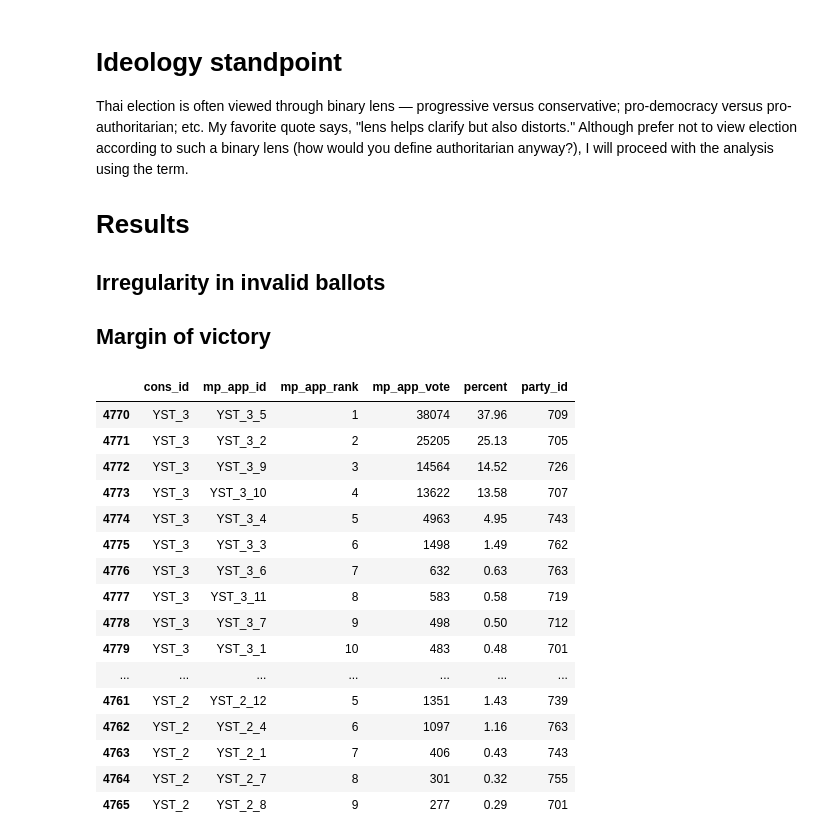
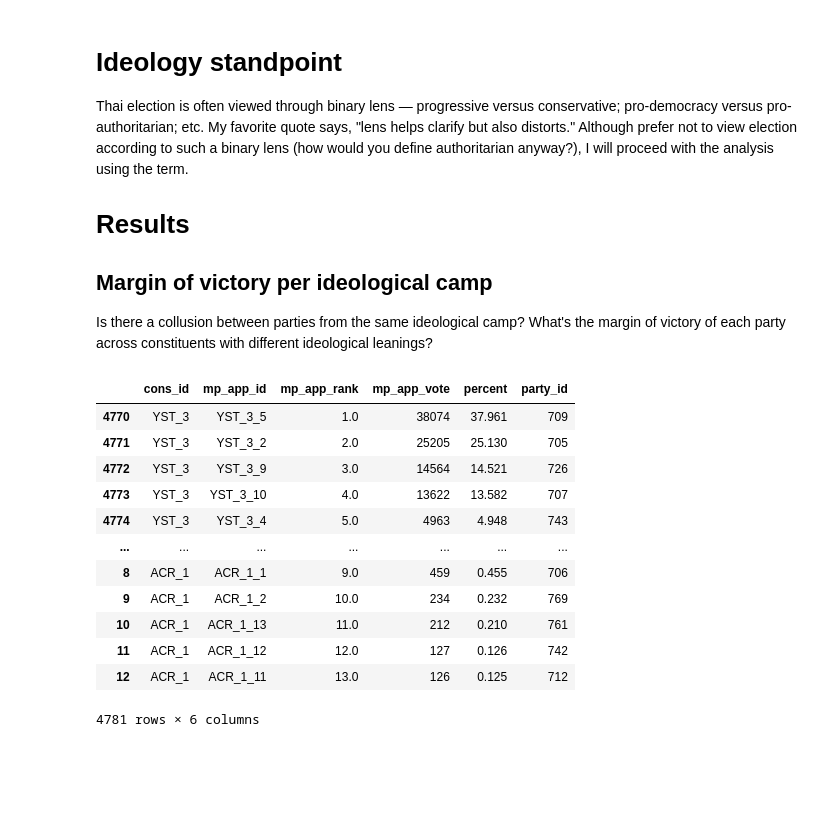
Before and after one commit to peemlerd/thai-election66, a Jupyter notebook: result_analysis.ipynb, the cells around one changed output. Cells and saved outputs as stored; diff of their text form; code cells hidden in the pictures; blank space fills up the shorter version.

```diff
--- a/result_analysis.ipynb
+++ b/result_analysis.ipynb
@@ -27,27 +29,33 @@ result_overall = result_overall.drop(columns = result_overall.columns.tolist()[4
 Thai election is often viewed through binary lens — progressive versus conservative; pro-democracy versus pro-authoritarian; etc. My favorite quote says, "lens helps clarify but also distorts." Although prefer not to view election according to such a binary lens (how would you define authoritarian anyway?), I will proceed with the analysis using the term.
 
 # Results
-## Irregularity in invalid ballots
 
-## Margin of victory
+## Margin of victory per ideological camp
+
+Is there a collusion between parties from the same ideological camp? What's the margin of victory of each party across constituents with different ideological leanings?
 # %%
-result_candi.sort_values(by = ["cons_id", "mp_app_vote"],ascending=False).head(20)
+# The mp_app_vote is not properly ordered in the modified dataset. Hence, I re-arranged the mp_app_rank.
+result_candi = result_candi.sort_values(by = ["cons_id", "mp_app_vote"],ascending=False)
+result_candi["mp_app_rank"] = result_candi.groupby("cons_id")["mp_app_vote"].rank(method="dense",ascending=False)
+# Recalculate the percent each candidate obtains
+result_candi["percent"] = result_candi["mp_app_vote"].div(result_candi.groupby("cons_id")["mp_app_vote"].transform(lambda x: x.sum()/100))
+# Choose 3 decimals because assuming 100,000 voters per constituency, 0.001% = 1 voter.
+result_candi["percent"] = np.around(result_candi["percent"],decimals = 3)
+
+# Check results
+result_candi
 # %% [output]
 |  | cons_id | mp_app_id | mp_app_rank | mp_app_vote | percent | party_id |
-| 4770 | YST_3 | YST_3_5 | 1 | 38074 | 37.96 | 709 |
-| 4771 | YST_3 | YST_3_2 | 2 | 25205 | 25.13 | 705 |
-| 4772 | YST_3 | YST_3_9 | 3 | 14564 | 14.52 | 726 |
-| 4773 | YST_3 | YST_3_10 | 4 | 13622 | 13.58 | 707 |
-| 4774 | YST_3 | YST_3_4 | 5 | 4963 | 4.95 | 743 |
-| 4775 | YST_3 | YST_3_3 | 6 | 1498 | 1.49 | 762 |
-| 4776 | YST_3 | YST_3_6 | 7 | 632 | 0.63 | 763 |
-| 4777 | YST_3 | YST_3_11 | 8 | 583 | 0.58 | 719 |
-| 4778 | YST_3 | YST_3_7 | 9 | 498 | 0.50 | 712 |
-| 4779 | YST_3 | YST_3_1 | 10 | 483 | 0.48 | 701 |
+| 4770 | YST_3 | YST_3_5 | 1.0 | 38074 | 37.961 | 709 |
+| 4771 | YST_3 | YST_3_2 | 2.0 | 25205 | 25.130 | 705 |
+| 4772 | YST_3 | YST_3_9 | 3.0 | 14564 | 14.521 | 726 |
+| 4773 | YST_3 | YST_3_10 | 4.0 | 13622 | 13.582 | 707 |
+| 4774 | YST_3 | YST_3_4 | 5.0 | 4963 | 4.948 | 743 |
 | ... | ... | ... | ... | ... | ... | ... |
-| 4761 | YST_2 | YST_2_12 | 5 | 1351 | 1.43 | 739 |
-| 4762 | YST_2 | YST_2_4 | 6 | 1097 | 1.16 | 763 |
-| 4763 | YST_2 | YST_2_1 | 7 | 406 | 0.43 | 743 |
-| 4764 | YST_2 | YST_2_7 | 8 | 301 | 0.32 | 755 |
-| 4765 | YST_2 | YST_2_8 | 9 | 277 | 0.29 | 701 |
+| 8 | ACR_1 | ACR_1_1 | 9.0 | 459 | 0.455 | 706 |
+| 9 | ACR_1 | ACR_1_2 | 10.0 | 234 | 0.232 | 769 |
+| 10 | ACR_1 | ACR_1_13 | 11.0 | 212 | 0.210 | 761 |
+| 11 | ACR_1 | ACR_1_12 | 12.0 | 127 | 0.126 | 742 |
+| 12 | ACR_1 | ACR_1_11 | 13.0 | 126 | 0.125 | 712 |
+4781 rows × 6 columns
 # %%
```
Also changed, not shown: parts of 13 cells of this notebook, 1 other file.
